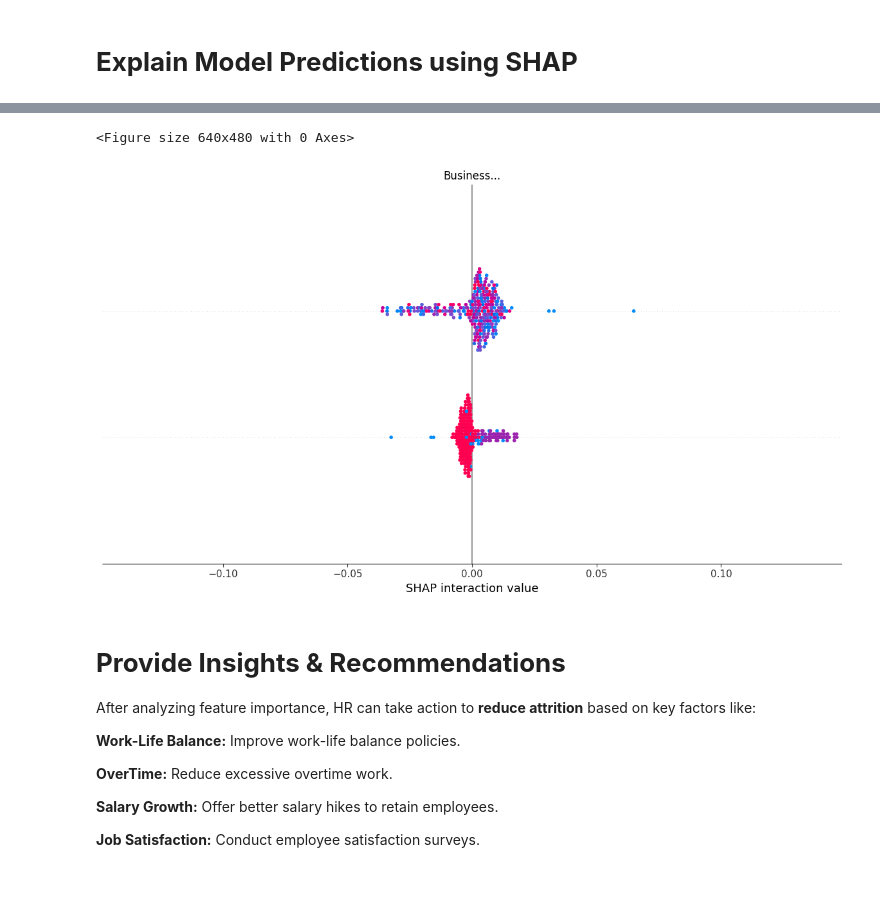
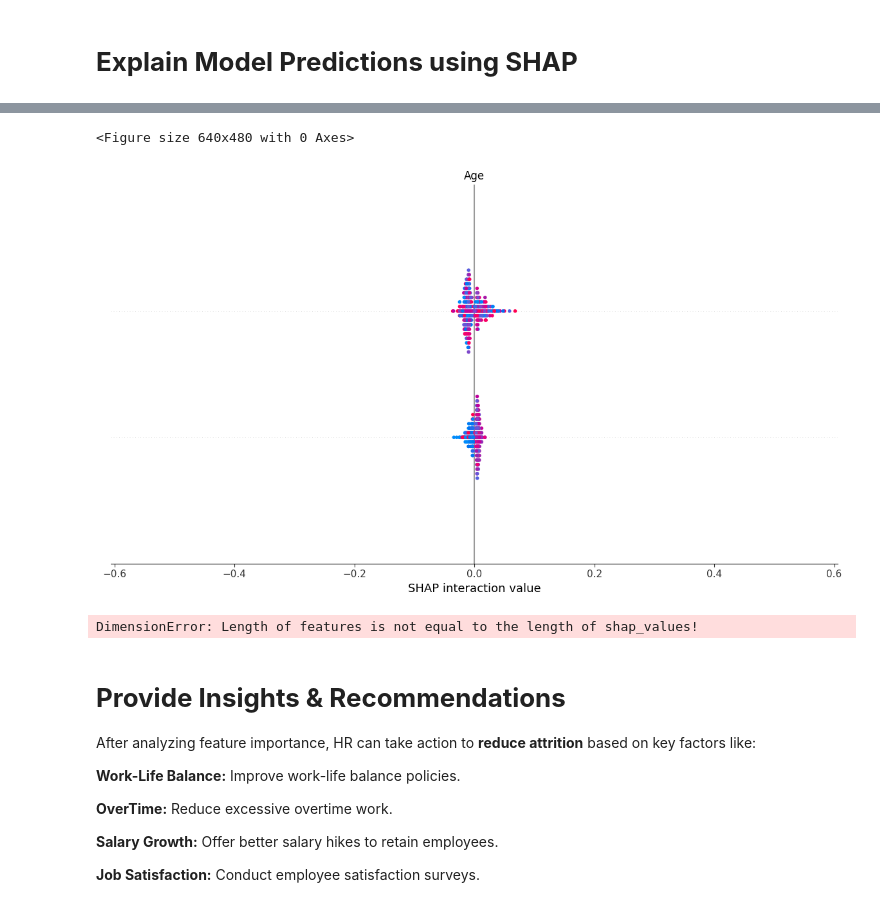
Before and after one commit to Rubaikaa/Data-Science-Internship-Projects, a Jupyter notebook: Task 1: Predict Employee Attrition/Task_1_Predict_Employee_Attrition.ipynb, the cells around one changed output, grey strips where cells are left out. Cells and saved outputs as stored; diff of their text form; code cells hidden in the pictures.

```diff
--- a/Task 1: Predict Employee Attrition/Task_1_Predict_Employee_Attrition.ipynb
+++ b/Task 1: Predict Employee Attrition/Task_1_Predict_Employee_Attrition.ipynb
@@ -200,34 +212,25 @@ Requirement already satisfied: tzdata>=2022.7 in /usr/local/lib/python3.11/dist-
 Requirement already satisfied: joblib>=1.2.0 in /usr/local/lib/python3.11/dist-packages (from scikit-learn->shap) (1.4.2)
 Requirement already satisfied: threadpoolctl>=3.1.0 in /usr/local/lib/python3.11/dist-packages (from scikit-learn->shap) (3.6.0)
 Requirement already satisfied: six>=1.5 in /usr/local/lib/python3.11/dist-packages (from python-dateutil>=2.8.2->pandas->shap) (1.17.0)
-# %%
-import shap
-from sklearn.preprocessing import LabelEncoder  # Import LabelEncoder
-
-# Assuming 'rf_model' is your trained pipeline
-rf_model_extracted = rf_model.named_steps['classifier']  # Extract RandomForest from Pipeline
-
-
-# Create a LabelEncoder for each categorical column in X_train
-label_encoders = {}
-for col in X_train.select_dtypes(include=['object']).columns:
-    le = LabelEncoder()
-    X_train[col] = le.fit_transform(X_train[col])
-    X_test[col] = le.transform(X_test[col]) # Apply the same encoding to X_test
-    label_encoders[col] = le  # Store for later use
-
-# Fit the extracted model if it hasn't been trained within the pipeline
-rf_model_extracted.fit(X_train, y_train)  # Fit the RandomForestClassifier on training data
-
-# Use SHAP TreeExplainer for tree-based models
-explainer = shap.TreeExplainer(rf_model_extracted)
-shap_values = explainer.shap_values(X_test)
-
-# SHAP Summary Plot
-shap.summary_plot(shap_values, X_test)
-# %% [output]
-<Figure size 640x480 with 0 Axes>
-[figure, removed]
+# %%
+import shap
+
+# Explain the model's predictions using SHAP values
+explainer = shap.TreeExplainer(rf_classifier)
+shap_values = explainer.shap_values(X_test)
+
+# Summarize the effects of all the features
+shap.summary_plot(shap_values, X_test, plot_type="bar")
+
+# Visualize the first prediction's explanation (force plot)
+shap.force_plot(explainer.expected_value[1], shap_values[1][0,:], X_test.iloc[0,:])
+
+# Create a dependence plot to understand the relationship between a feature and the prediction
+shap.dependence_plot("Age", shap_values[1], X_test) # Replace 'Age' with any feature name from your dataset
+# %% [output]
+<Figure size 640x480 with 0 Axes>
+[figure, added]
+DimensionError: Length of features is not equal to the length of shap_values!
 # %% [markdown]
 # **Provide Insights & Recommendations**
 
```
Also changed, not shown: parts of 20 cells of this notebook.
